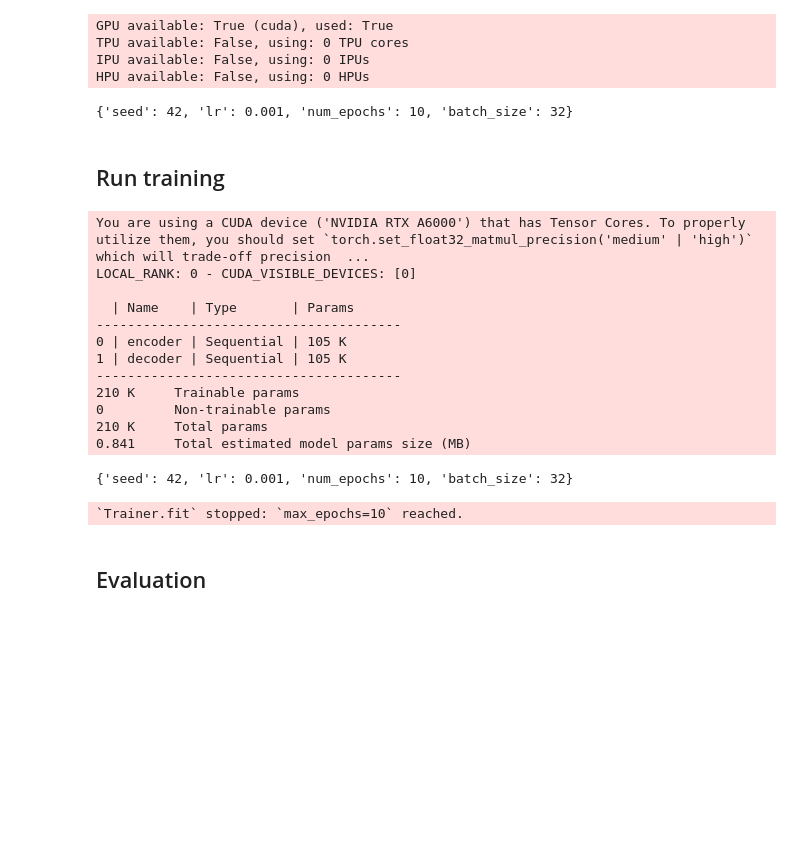
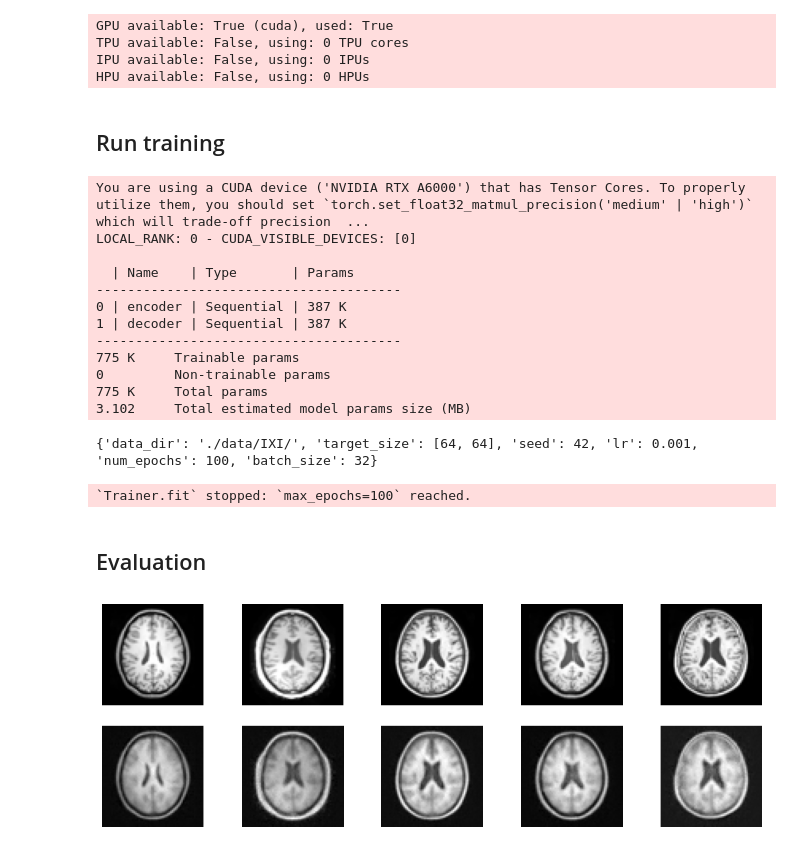
Before and after one commit to compai-lab/mad_seminar_ws23, a Jupyter notebook: main.ipynb, the cells around one changed output. Saved outputs shown, nothing was run; the diff lists cells and outputs as text; code cells hidden in the pictures; blank space fills up the shorter version.

```diff
--- a/main.ipynb
+++ b/main.ipynb
@@ -57,29 +58,25 @@ GPU available: True (cuda), used: True
 TPU available: False, using: 0 TPU cores
 IPU available: False, using: 0 IPUs
 HPU available: False, using: 0 HPUs
-# %%
-config
-# %% [output]
-{'seed': 42, 'lr': 0.001, 'num_epochs': 10, 'batch_size': 32}
 # %% [markdown]
 ## Run training
 # %%
 # Train the model
-trainer.fit(model, train_dataloaders=train_dataloader)
+trainer.fit(model, datamodule=train_data_module)
 # %% [output]
 You are using a CUDA device ('NVIDIA RTX A6000') that has Tensor Cores. To properly utilize them, you should set `torch.set_float32_matmul_precision('medium' | 'high')` which will trade-off precision  ...
 LOCAL_RANK: 0 - CUDA_VISIBLE_DEVICES: [0]
 
   | Name    | Type       | Params
 ---------------------------------------
-0 | encoder | Sequential | 105 K
-1 | decoder | Sequential | 105 K
+0 | encoder | Sequential | 387 K
+1 | decoder | Sequential | 387 K
 ---------------------------------------
-210 K     Trainable params
+775 K     Trainable params
 0         Non-trainable params
-210 K     Total params
-0.841     Total estimated model params size (MB)
+775 K     Total params
+3.102     Total estimated model params size (MB)
-{'seed': 42, 'lr': 0.001, 'num_epochs': 10, 'batch_size': 32}
+{'data_dir': './data/IXI/', 'target_size': [64, 64], 'seed': 42, 'lr': 0.001, 'num_epochs': 100, 'batch_size': 32}
-`Trainer.fit` stopped: `max_epochs=10` reached.
+`Trainer.fit` stopped: `max_epochs=100` reached.
 # %% [markdown]
 ## Evaluation
@@ -87,0 +83,16 @@ LOCAL_RANK: 0 - CUDA_VISIBLE_DEVICES: [0]
+# %%
+batch = next(iter(train_data_module.train_dataloader()))
+
+with torch.inference_mode():
+    results = model.detect_anomaly(batch)
+    reconstructions = results['reconstruction']
+
+# Plot images and reconstructions
+fig, ax = plt.subplots(2, 5, figsize=(15, 5))
+for i in range(5):
+    ax[0][i].imshow(batch[i].squeeze(), cmap='gray')
+    ax[0][i].axis('off')
+    ax[1][i].imshow(reconstructions[i].squeeze(), cmap='gray')
+    ax[1][i].axis('off')
+# %% [output]
+[figure, added]
```
Also changed, not shown: parts of 7 cells of this notebook, 12 other files.
